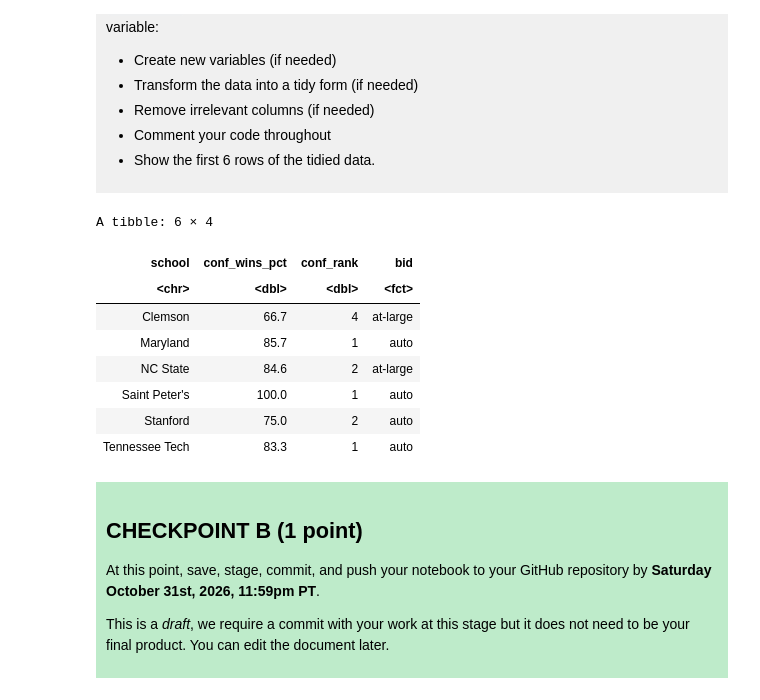
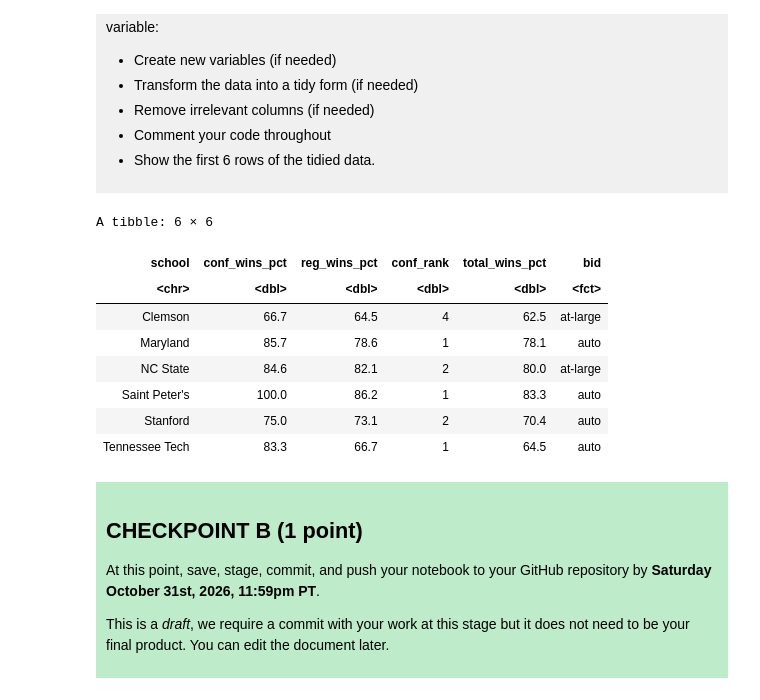
Before and after one commit to cynthyal/dsci-100-project-cynthya-lou, a Jupyter notebook: dsci-100-project-notebook.ipynb, the cells around one changed output. Drawn from its saved outputs; the diff is of its cells as text; code cells hidden in the pictures.

```diff
--- a/dsci-100-project-notebook.ipynb
+++ b/dsci-100-project-notebook.ipynb
@@ -221,21 +221,21 @@ Produce a tidy data set that could be used to answer your research question usin
 </div>
 # %%
 bid_data <- data |>
-    select(school, conf_wins_pct, conf_rank, bid) |> #remove irrelevant columns
+    select(school, conf_wins_pct, reg_wins_pct, conf_rank, total_wins_pct, bid) |> #remove irrelevant columns
     mutate(bid = as.factor(bid)) |> #convert bid column to fct
     drop_na(bid, conf_rank, conf_wins_pct) #drop missing values
 
 head(bid_data,6 ) #show the first 6 rows
 # %% [output]
-A tibble: 6 × 4
+A tibble: 6 × 6
-| school | conf_wins_pct | conf_rank | bid |
-| <chr> | <dbl> | <dbl> | <fct> |
-| Clemson | 66.7 | 4 | at-large |
-| Maryland | 85.7 | 1 | auto |
-| NC State | 84.6 | 2 | at-large |
-| Saint Peter's | 100.0 | 1 | auto |
-| Stanford | 75.0 | 2 | auto |
-| Tennessee Tech | 83.3 | 1 | auto |
+| school | conf_wins_pct | reg_wins_pct | conf_rank | total_wins_pct | bid |
+| <chr> | <dbl> | <dbl> | <dbl> | <dbl> | <fct> |
+| Clemson | 66.7 | 64.5 | 4 | 62.5 | at-large |
+| Maryland | 85.7 | 78.6 | 1 | 78.1 | auto |
+| NC State | 84.6 | 82.1 | 2 | 80.0 | at-large |
+| Saint Peter's | 100.0 | 86.2 | 1 | 83.3 | auto |
+| Stanford | 75.0 | 73.1 | 2 | 70.4 | auto |
+| Tennessee Tech | 83.3 | 66.7 | 1 | 64.5 | auto |
 # %% [markdown]
 <div style="background-color: #beebca; padding: 10px;">
 
```
Also changed, not shown: parts of 11 cells of this notebook.
